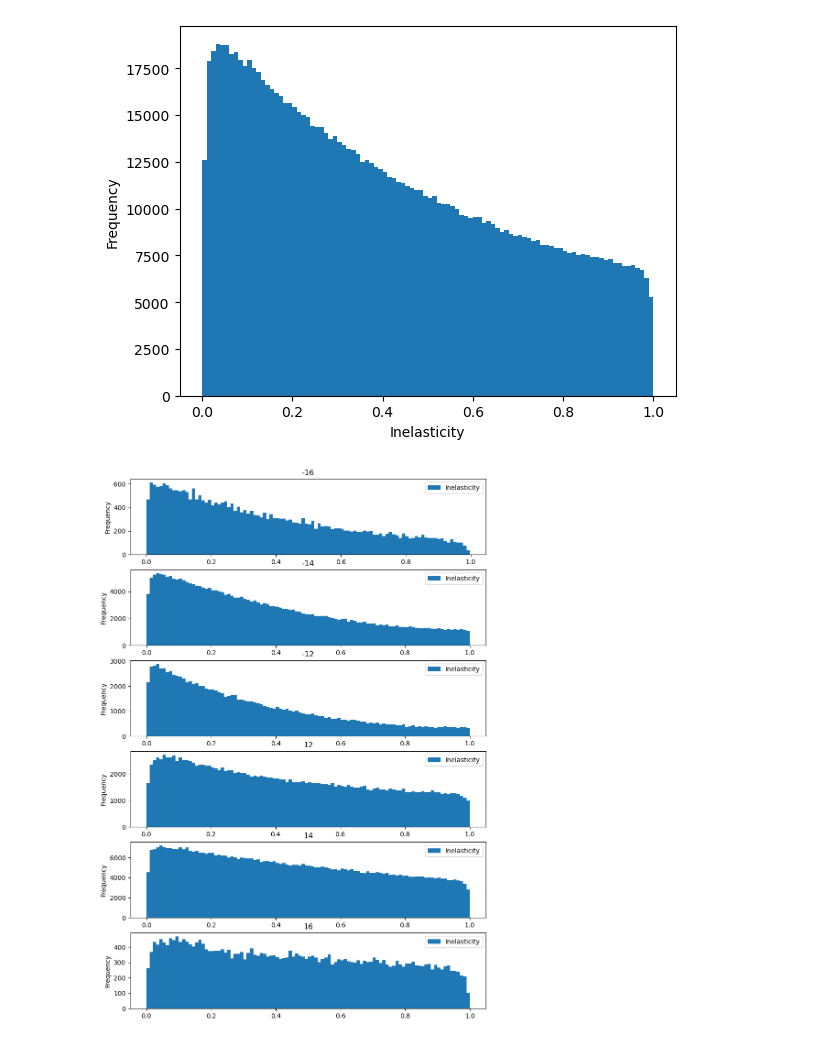
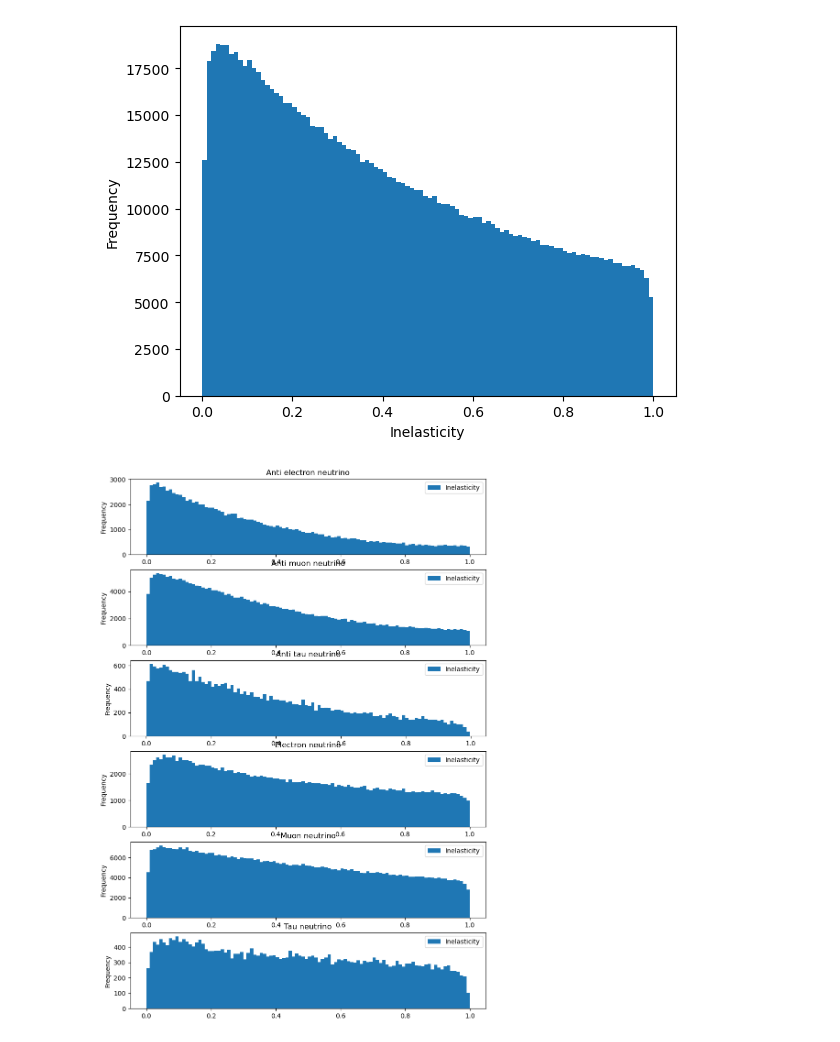
Before and after one commit to Novahot-Or-Not/pcqi-project, a Jupyter notebook: Sandbox.ipynb, the cells around one changed output. Drawn from its saved outputs; the diff is of its cells as text; code cells hidden in the pictures.

```diff
--- a/Sandbox.ipynb
+++ b/Sandbox.ipynb
@@ -47,6 +47,7 @@ filepath = r"data/newselection.csv"
 
 dataframe = pd.read_csv(filepath)
 dataframe.rename(column_renamer, axis="columns", inplace=True)
+dataframe["Particle name"] = dataframe.apply(lambda row: pdgid_converter(row["pdgid"]), axis=1)
 
 dataframe
 # %% [output]
@@ -102,7 +80,7 @@ plt.show()
 # %% [output]
 [figure]
 # %%
-dataframe[['Inelasticity','pdgid']].plot.hist(by='pdgid',bins=100,figsize=(10, 15))
+dataframe[['Inelasticity','Particle name']].plot.hist(by='Particle name',bins=100,figsize=(10, 15))
 plt.show()
 # %% [output]
-[figure, old version]
+[figure, new version]
```
Also changed, not shown: parts of 3 cells of this notebook.
